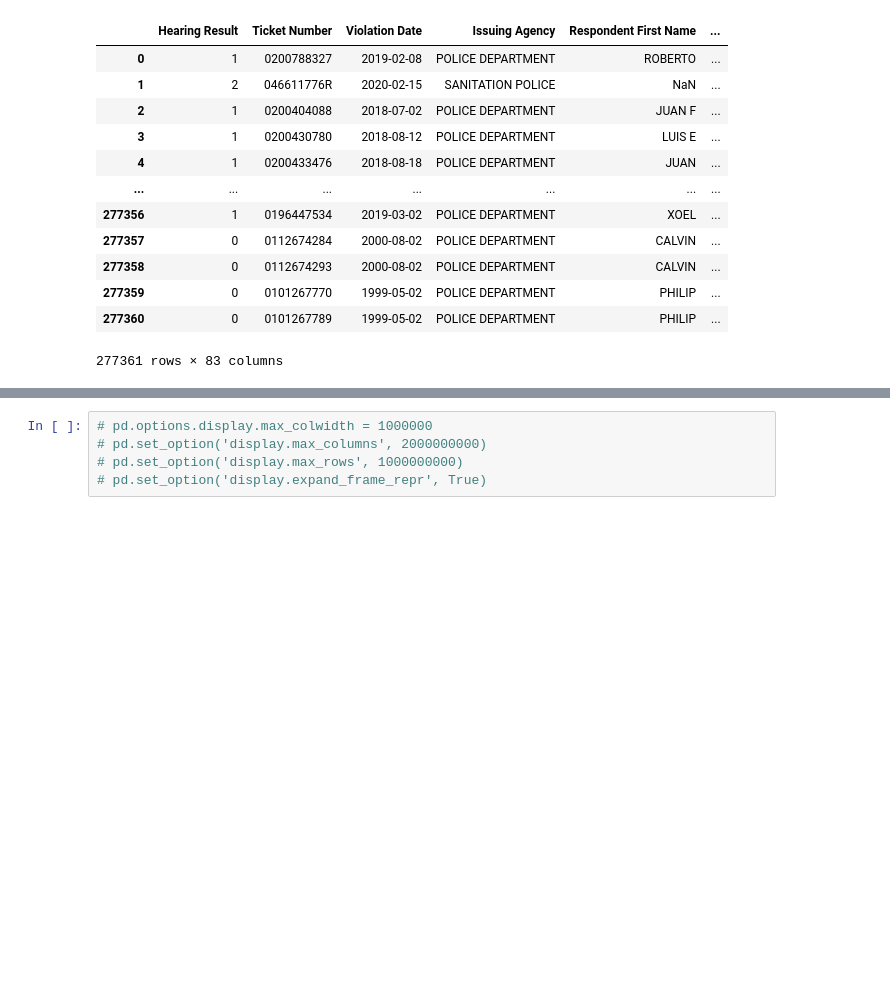
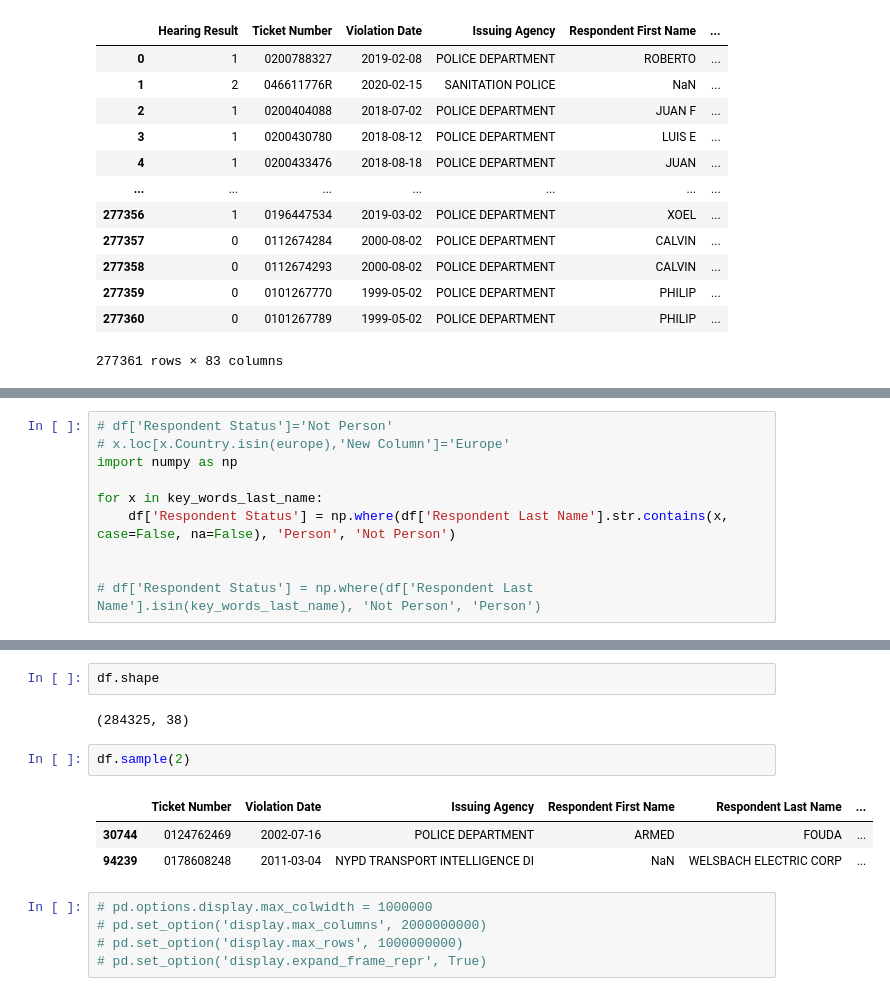
Before and after one commit to allisongao4015/oath_cases, a Jupyter notebook: 2ndNotebook.ipynb, the cells around one changed output, grey strips where cells are left out. Saved outputs shown, nothing was run; the diff lists cells and outputs as text; blank space fills up the shorter version.

```diff
--- a/2ndNotebook.ipynb
+++ b/2ndNotebook.ipynb
@@ -186,0 +189,10 @@ DEVELOP
+# %%
+# df['Respondent Status']='Not Person'
+# x.loc[x.Country.isin(europe),'New Column']='Europe'
+import numpy as np
+
+for x in key_words_last_name:
+    df['Respondent Status'] = np.where(df['Respondent Last Name'].str.contains(x, case=False, na=False), 'Person', 'Not Person')
+
+
+# df['Respondent Status'] = np.where(df['Respondent Last Name'].isin(key_words_last_name), 'Not Person', 'Person')
@@ -187,3 +207,13 @@ DEVELOP
+# %%
+df.shape
+# %% [output]
+(284325, 38)
+# %%
+df.sample(2)
+# %% [output]
+|  | Ticket Number | Violation Date | Issuing Agency | Respondent First Name | Respondent Last Name | ... |
+| 30744 | 0124762469 | 2002-07-16 | POLICE DEPARTMENT | ARMED | FOUDA | ... |
+| 94239 | 0178608248 | 2011-03-04 | NYPD TRANSPORT INTELLIGENCE DI | NaN | WELSBACH ELECTRIC CORP | ... |
 # %%
 # pd.options.display.max_colwidth = 1000000
 # pd.set_option('display.max_columns', 2000000000)
```
Also changed, not shown: parts of 10 cells of this notebook.
